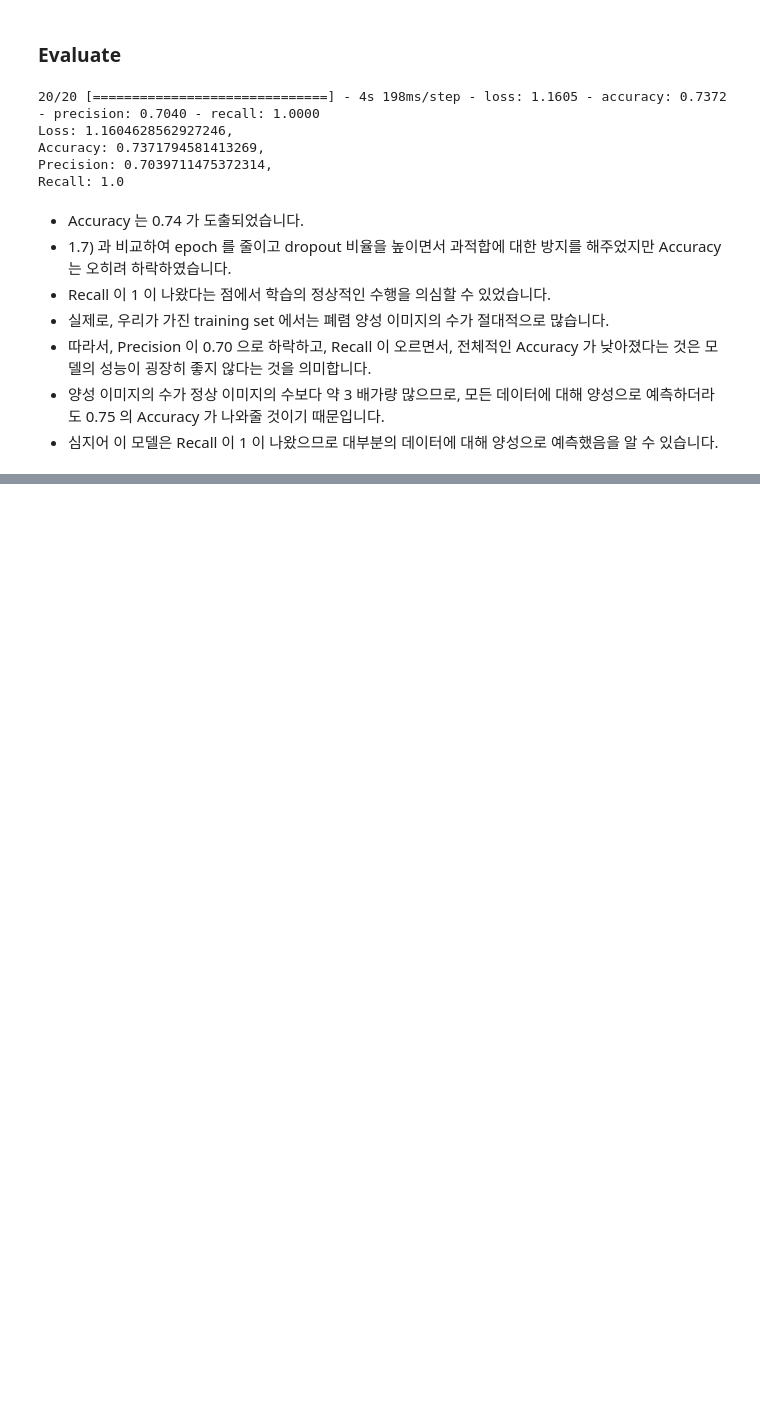
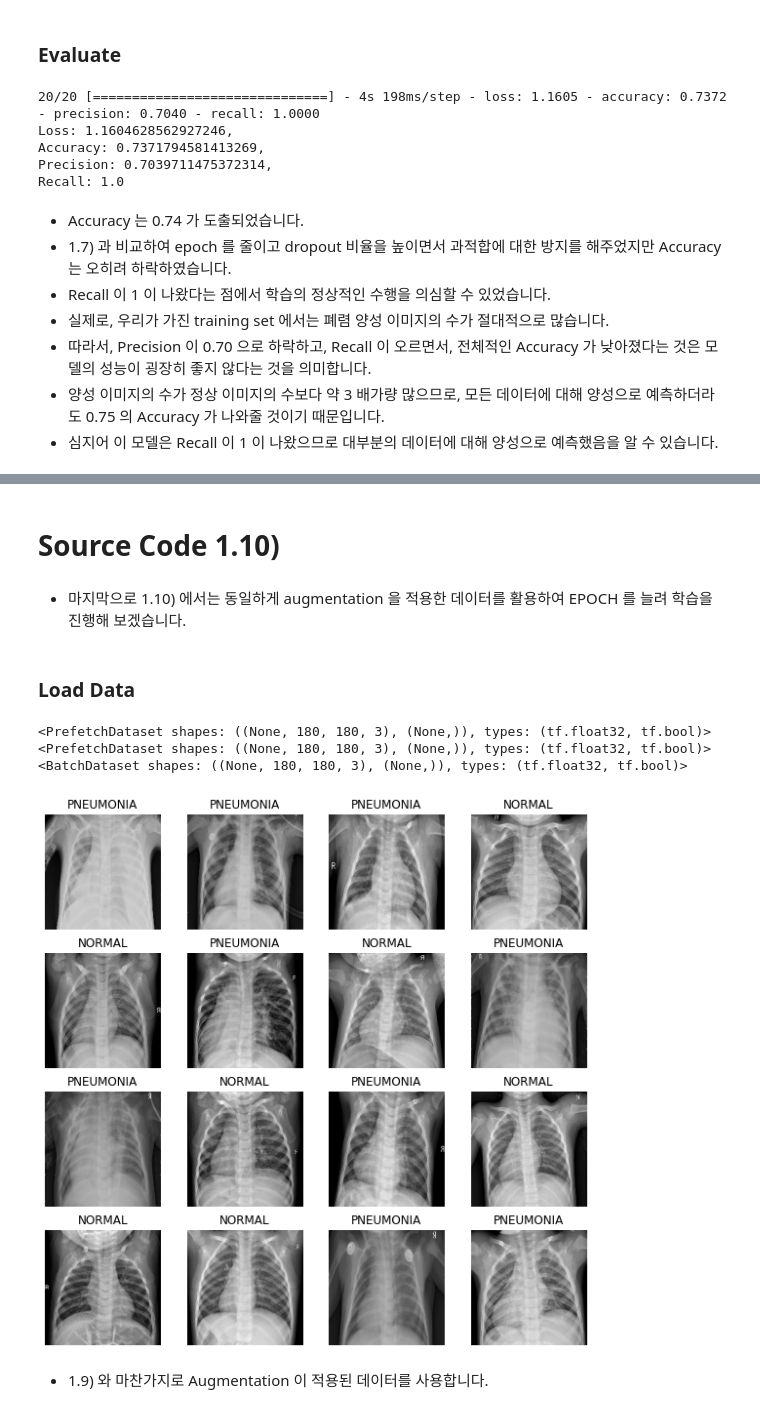
Before and after one commit to AidenLeeeee/explorations-projects, a Jupyter notebook: [E-09]PneumoniaClassification.ipynb, the cells around one changed output, grey strips where cells are left out. Drawn from its saved outputs; the diff is of its cells as text; code cells hidden in the pictures; blank space fills up the shorter version.

```diff
--- a/[E-09]PneumoniaClassification.ipynb
+++ b/[E-09]PneumoniaClassification.ipynb
@@ -1702,0 +1979,21 @@ Recall: 1.0
+# %% [markdown]
+# Source Code 1.10)
+# %% [markdown]
+- 마지막으로 1.10) 에서는 동일하게 augmentation 을 적용한 데이터를 활용하여 EPOCH 를 늘려 학습을 진행해 보겠습니다.
+# %% [markdown]
+### Load Data
+# %%
+print(train_ds)
+print(val_ds)
+print(test_ds)
+# %% [output]
+<PrefetchDataset shapes: ((None, 180, 180, 3), (None,)), types: (tf.float32, tf.bool)>
+<PrefetchDataset shapes: ((None, 180, 180, 3), (None,)), types: (tf.float32, tf.bool)>
+<BatchDataset shapes: ((None, 180, 180, 3), (None,)), types: (tf.float32, tf.bool)>
+# %%
+image_batch, label_batch = next(iter(train_ds))
+show_batch(image_batch, label_batch)
+# %% [output]
+[figure, added]
+# %% [markdown]
+- 1.9) 와 마찬가지로 Augmentation 이 적용된 데이터를 사용합니다.
```
Also changed, not shown: parts of 57 cells of this notebook.
